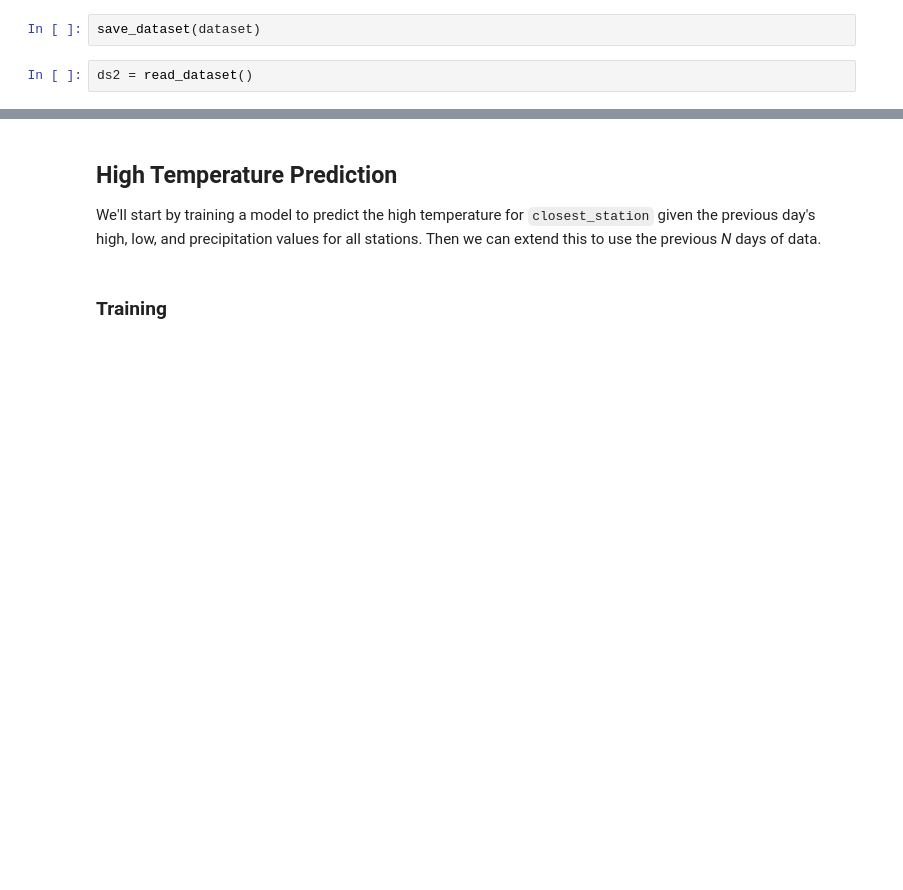
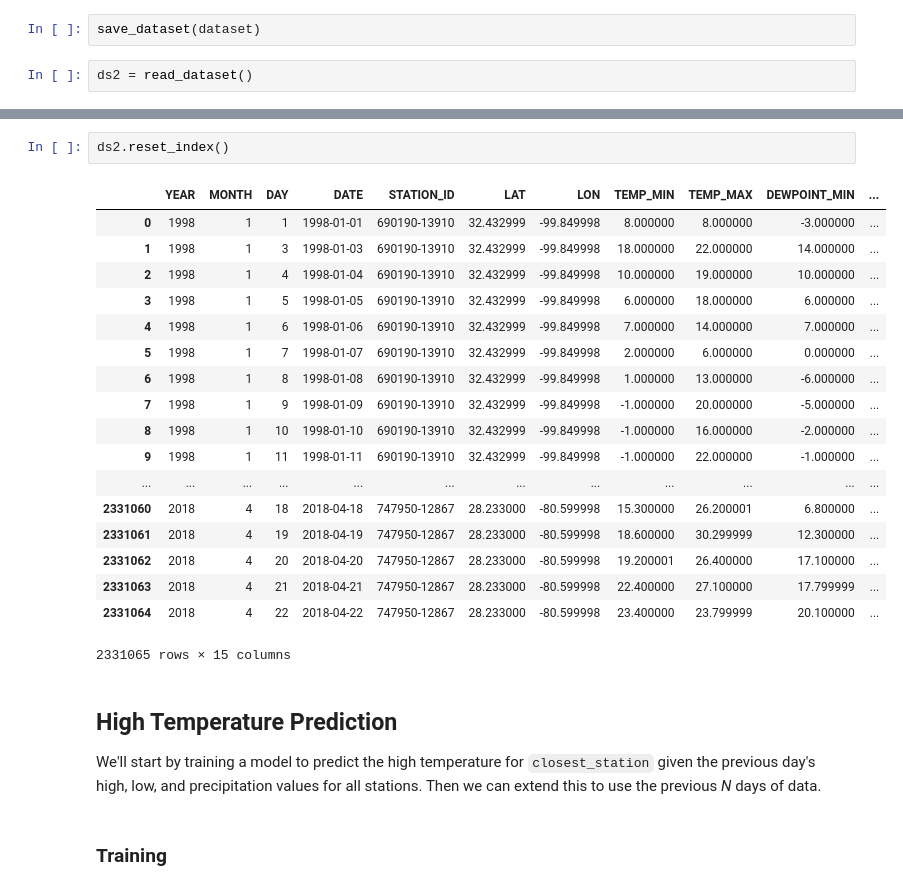
Before and after one commit to kristopherjohnson/weatherprediction, a Jupyter notebook: WeatherPrediction.ipynb, the cells around one changed output, grey strips where cells are left out. Cells and saved outputs as stored; diff of their text form; blank space fills up the shorter version.

```diff
--- a/WeatherPrediction.ipynb
+++ b/WeatherPrediction.ipynb
@@ -556,3 +602,24 @@ memory usage: 131.2+ MB
+# %%
+ds2.reset_index()
+# %% [output]
+|  | YEAR | MONTH | DAY | DATE | STATION_ID | LAT | LON | TEMP_MIN | TEMP_MAX | DEWPOINT_MIN | ... |
+| 0 | 1998 | 1 | 1 | 1998-01-01 | 690190-13910 | 32.432999 | -99.849998 | 8.000000 | 8.000000 | -3.000000 | ... |
+| 1 | 1998 | 1 | 3 | 1998-01-03 | 690190-13910 | 32.432999 | -99.849998 | 18.000000 | 22.000000 | 14.000000 | ... |
+| 2 | 1998 | 1 | 4 | 1998-01-04 | 690190-13910 | 32.432999 | -99.849998 | 10.000000 | 19.000000 | 10.000000 | ... |
+| 3 | 1998 | 1 | 5 | 1998-01-05 | 690190-13910 | 32.432999 | -99.849998 | 6.000000 | 18.000000 | 6.000000 | ... |
+| 4 | 1998 | 1 | 6 | 1998-01-06 | 690190-13910 | 32.432999 | -99.849998 | 7.000000 | 14.000000 | 7.000000 | ... |
+| 5 | 1998 | 1 | 7 | 1998-01-07 | 690190-13910 | 32.432999 | -99.849998 | 2.000000 | 6.000000 | 0.000000 | ... |
+| 6 | 1998 | 1 | 8 | 1998-01-08 | 690190-13910 | 32.432999 | -99.849998 | 1.000000 | 13.000000 | -6.000000 | ... |
+| 7 | 1998 | 1 | 9 | 1998-01-09 | 690190-13910 | 32.432999 | -99.849998 | -1.000000 | 20.000000 | -5.000000 | ... |
+| 8 | 1998 | 1 | 10 | 1998-01-10 | 690190-13910 | 32.432999 | -99.849998 | -1.000000 | 16.000000 | -2.000000 | ... |
+| 9 | 1998 | 1 | 11 | 1998-01-11 | 690190-13910 | 32.432999 | -99.849998 | -1.000000 | 22.000000 | -1.000000 | ... |
+| ... | ... | ... | ... | ... | ... | ... | ... | ... | ... | ... | ... |
+| 2331060 | 2018 | 4 | 18 | 2018-04-18 | 747950-12867 | 28.233000 | -80.599998 | 15.300000 | 26.200001 | 6.800000 | ... |
+| 2331061 | 2018 | 4 | 19 | 2018-04-19 | 747950-12867 | 28.233000 | -80.599998 | 18.600000 | 30.299999 | 12.300000 | ... |
+| 2331062 | 2018 | 4 | 20 | 2018-04-20 | 747950-12867 | 28.233000 | -80.599998 | 19.200001 | 26.400000 | 17.100000 | ... |
+| 2331063 | 2018 | 4 | 21 | 2018-04-21 | 747950-12867 | 28.233000 | -80.599998 | 22.400000 | 27.100000 | 17.799999 | ... |
+| 2331064 | 2018 | 4 | 22 | 2018-04-22 | 747950-12867 | 28.233000 | -80.599998 | 23.400000 | 23.799999 | 20.100000 | ... |
+2331065 rows × 15 columns
 # %% [markdown]
 ## High Temperature Prediction
 
```
Also changed, not shown: parts of 15 cells of this notebook.
